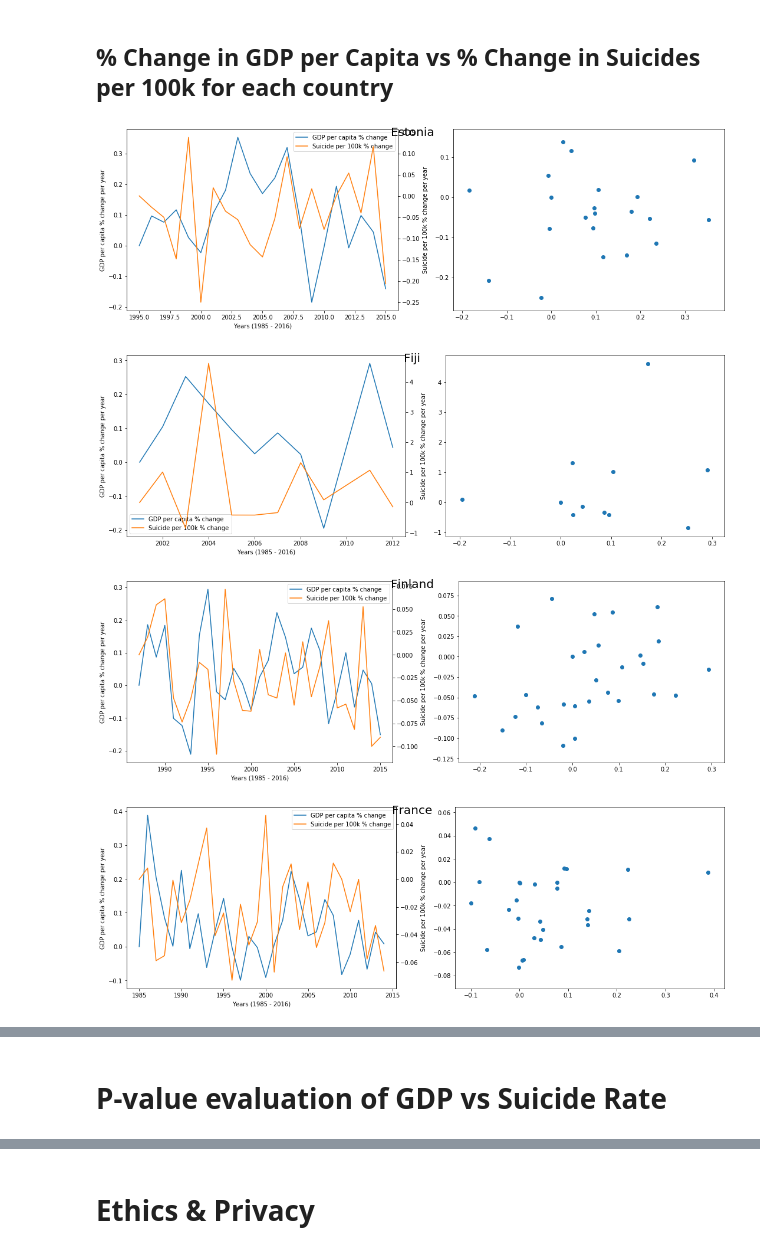
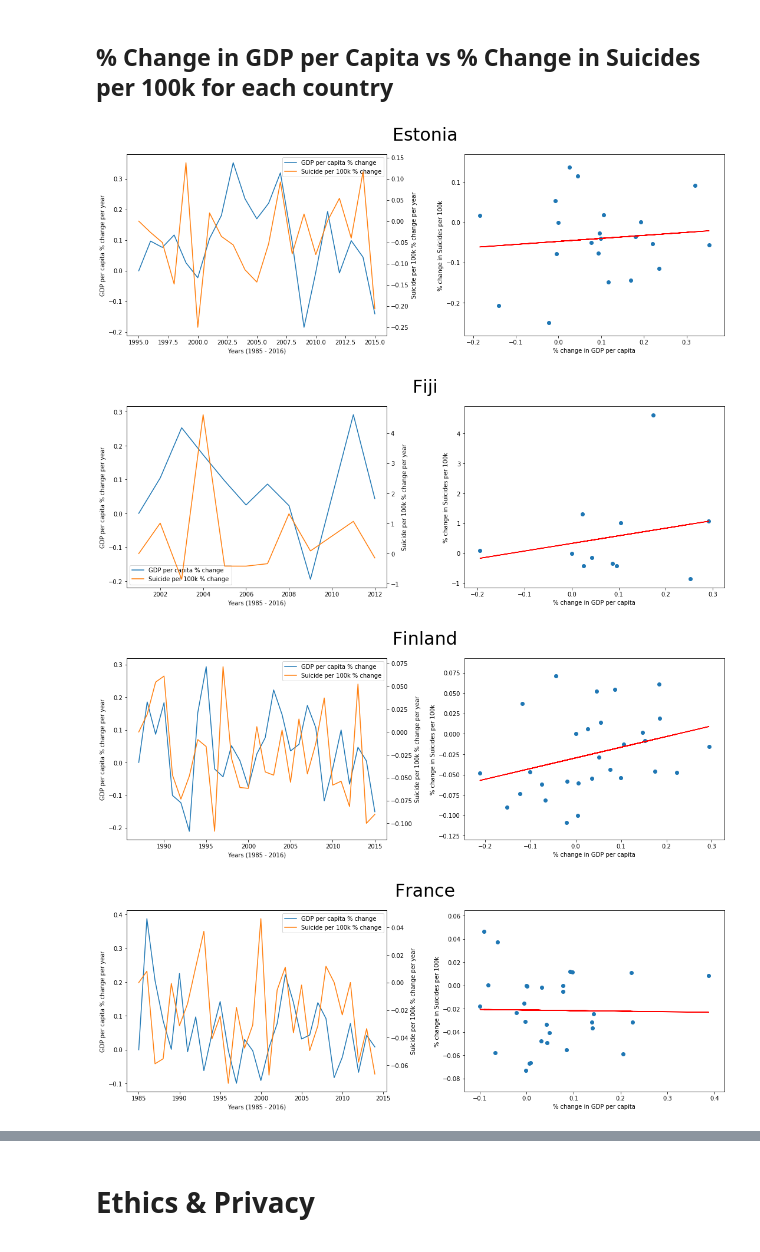
Before and after one commit to sethdagostino/COGS-108-Final-Project, a Jupyter notebook: FinalProject.ipynb, the cells around one changed output, grey strips where cells are left out. Saved outputs shown, nothing was run; the diff lists cells and outputs as text; code cells hidden in the pictures.

Commit message:
Added evaluation code

```diff
--- a/FinalProject.ipynb
+++ b/FinalProject.ipynb
@@ -512,36 +544,46 @@ def percent_change_in_gdp_vs_suicide_per_year(country):
 
     suicides_per_year = suicide_gdp_per_year["suicides_per_100k"].tolist()
     suicides_change_per_year = percent_change_across_list(suicides_per_year)
 
     fig, (ax1, ax2) = plt.subplots(1, 2, figsize=(15, 5))
 
     color = 'tab:blue'
     ax1.set_xlabel('Years (1985 - 2016)')
     ax1.set_ylabel('GDP per capita % change per year')
     line1 = ax1.plot(suicide_gdp_per_year["year"], gdp_change_per_year, color=color, label="GDP per capita % change")
     ax1.legend(loc = 0)
 
     ax3 = ax1.twinx()
 
     color = "tab:orange"
     ax3.set_ylabel('Suicide per 100k % change per year')
     line2 = ax3.plot(suicide_gdp_per_year["year"], suicides_change_per_year, color=color, label="Suicide per 100k % change")
 
     lines = line1 + line2
     labels = [l.get_label() for l in lines]
     ax1.legend(lines, labels, loc=0)
-    fig.suptitle(country, fontsize=20)
 
+    ax2.set_xlabel('% change in GDP per capita')
+    ax2.set_ylabel('% change in Suicides per 100k')
     ax2.scatter(gdp_change_per_year, suicides_change_per_year)
 
+    a1, b1 = np.polyfit(gdp_change_per_year, suicides_change_per_year, 1)
+
+    predicted_suicide = []
+    for x in gdp_change_per_year:
+        predicted_suicide.append(a1 * x + b1)
+
+    ax2.plot(gdp_change_per_year, predicted_suicide, c='red')
+
+    fig.suptitle(country, x= .52, y = 1.1, fontsize=30)
     fig.tight_layout()
-
+    plt.subplots_adjust(wspace = 0.3)
     plt.show()
 
 for country in countries:
     percent_change_in_gdp_vs_suicide_per_year(country)
 # %% [output]
-[figure, old version]
+[figure, new version]
-[figure, old version]
+[figure, new version]
-[figure, old version]
+[figure, new version]
-[figure, old version]
+[figure, new version]
@@ -554,2 +595,0 @@ for country in countries:
-# %% [markdown]
-# P-value evaluation of GDP vs Suicide Rate
```
Also changed, not shown: parts of 12 cells of this notebook.
